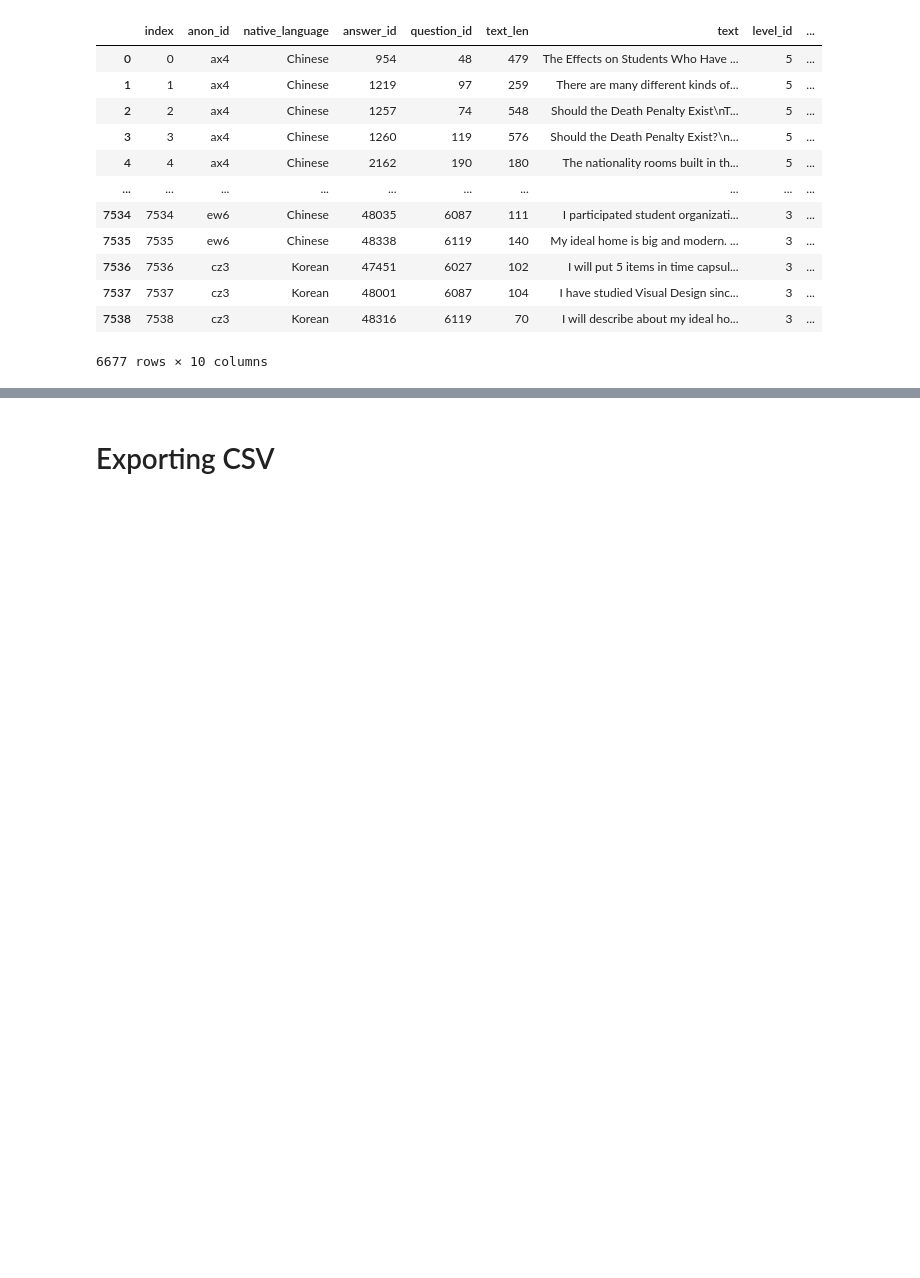
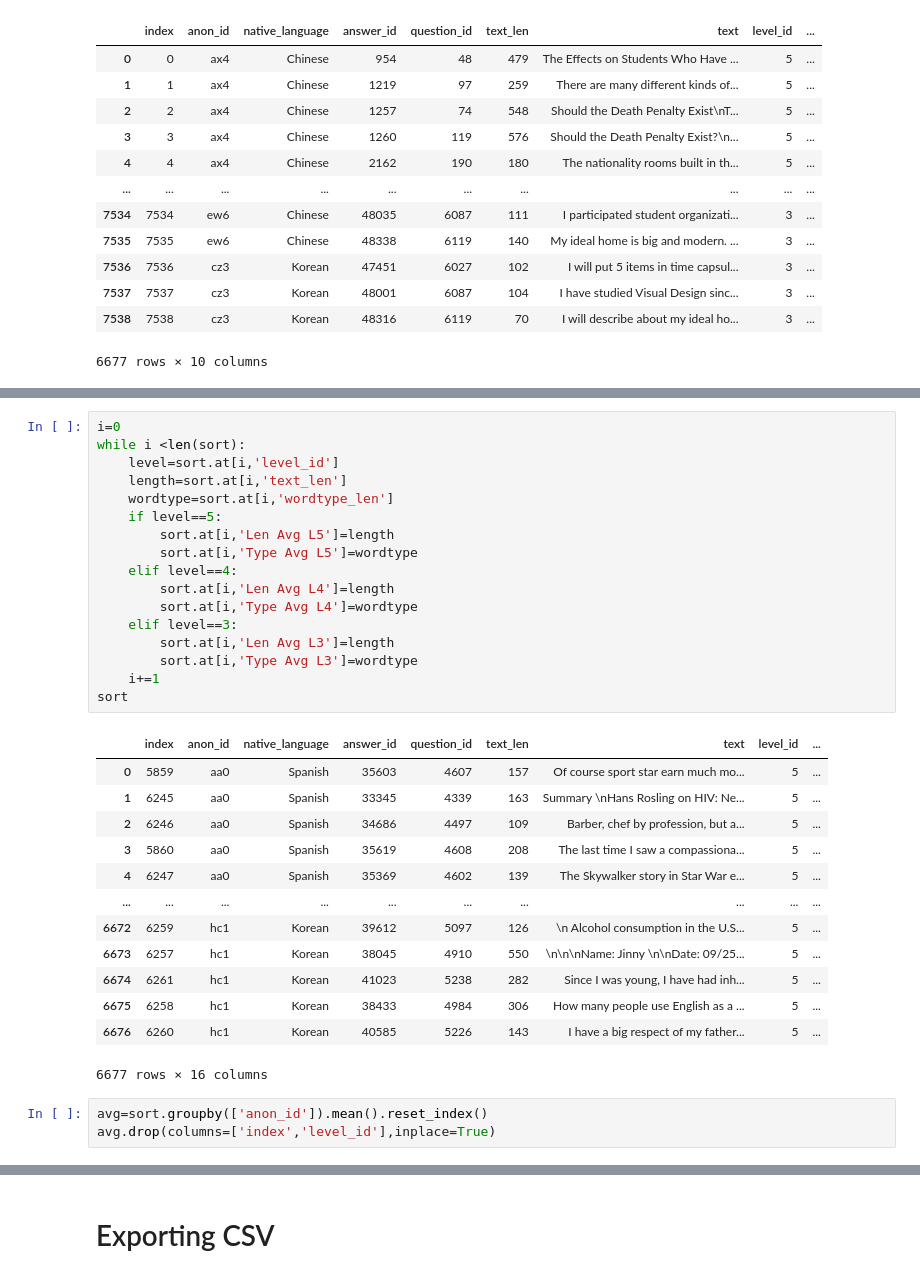
Before and after one commit to mencer456/LRDC-Research, a Jupyter notebook: Gathering Data for CSV Export.ipynb, the cells around one changed output, grey strips where cells are left out. Saved outputs shown, nothing was run; the diff lists cells and outputs as text; blank space fills up the shorter version.

```diff
--- a/Gathering Data for CSV Export.ipynb
+++ b/Gathering Data for CSV Export.ipynb
@@ -377,0 +454,34 @@ final
+# %%
+i=0
+while i <len(sort):
+    level=sort.at[i,'level_id']
+    length=sort.at[i,'text_len']
+    wordtype=sort.at[i,'wordtype_len']
+    if level==5:
+        sort.at[i,'Len Avg L5']=length
+        sort.at[i,'Type Avg L5']=wordtype
+    elif level==4:
+        sort.at[i,'Len Avg L4']=length
+        sort.at[i,'Type Avg L4']=wordtype
+    elif level==3:
+        sort.at[i,'Len Avg L3']=length
+        sort.at[i,'Type Avg L3']=wordtype
+    i+=1
+sort
+# %% [output]
+|  | index | anon_id | native_language | answer_id | question_id | text_len | text | level_id | ... |
+| 0 | 5859 | aa0 | Spanish | 35603 | 4607 | 157 | Of course sport star earn much mo... | 5 | ... |
+| 1 | 6245 | aa0 | Spanish | 33345 | 4339 | 163 | Summary \nHans Rosling on HIV: Ne... | 5 | ... |
+| 2 | 6246 | aa0 | Spanish | 34686 | 4497 | 109 | Barber, chef by profession, but a... | 5 | ... |
+| 3 | 5860 | aa0 | Spanish | 35619 | 4608 | 208 | The last time I saw a compassiona... | 5 | ... |
+| 4 | 6247 | aa0 | Spanish | 35369 | 4602 | 139 | The Skywalker story in Star War e... | 5 | ... |
+| ... | ... | ... | ... | ... | ... | ... | ... | ... | ... |
+| 6672 | 6259 | hc1 | Korean | 39612 | 5097 | 126 | \n Alcohol consumption in the U.S... | 5 | ... |
+| 6673 | 6257 | hc1 | Korean | 38045 | 4910 | 550 | \n\n\nName: Jinny \n\nDate: 09/25... | 5 | ... |
+| 6674 | 6261 | hc1 | Korean | 41023 | 5238 | 282 | Since I was young, I have had inh... | 5 | ... |
+| 6675 | 6258 | hc1 | Korean | 38433 | 4984 | 306 | How many people use English as a ... | 5 | ... |
+| 6676 | 6260 | hc1 | Korean | 40585 | 5226 | 143 | I have a big respect of my father... | 5 | ... |
+6677 rows × 16 columns
+# %%
+avg=sort.groupby(['anon_id']).mean().reset_index()
+avg.drop(columns=['index','level_id'],inplace=True)
```
Also changed, not shown: parts of 10 cells of this notebook, 1 other file.
